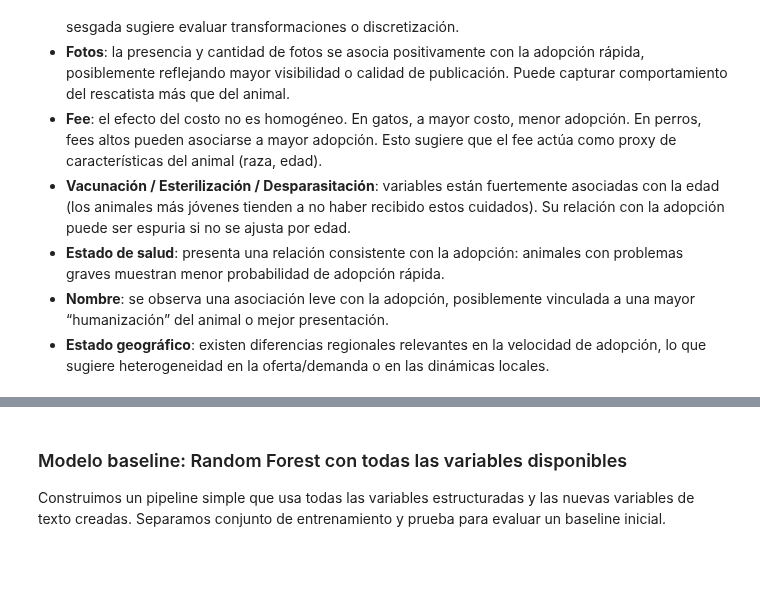
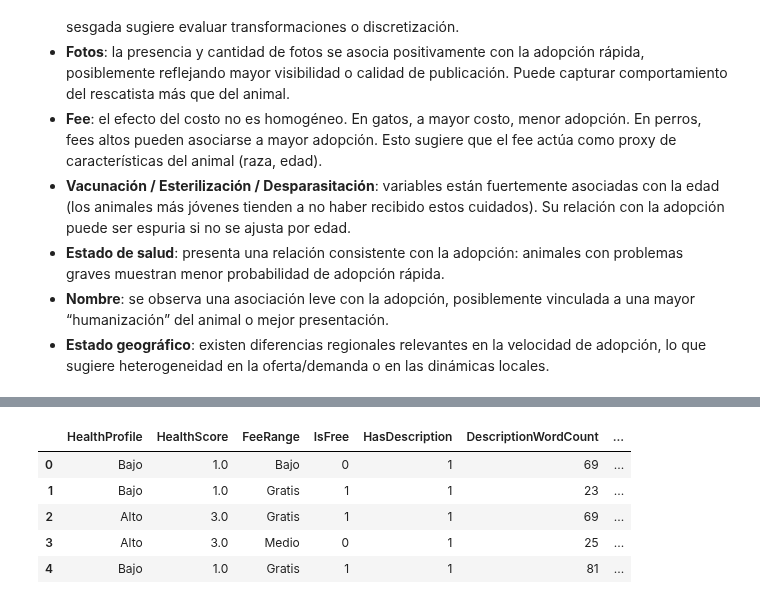
Before and after one commit to patriciasandagorda/UA_MDM_Labo2_Grupo2, a Jupyter notebook: EDA/04_EDA_PetFinder.ipynb, the cells around one changed output, grey strips where cells are left out. Cells and saved outputs as stored; diff of their text form; code cells hidden in the pictures; blank space fills up the shorter version.

```diff
--- a/EDA/04_EDA_PetFinder.ipynb
+++ b/EDA/04_EDA_PetFinder.ipynb
@@ -1800,5 +1659,7 @@ Existe una asociación estadísticamente significativa entre el grupo etario y e
 # %%
-# FEATURE ENGINEERING: variables derivadas y transformaciones ordenadas
+# =========================================================
+# FEATURE ENGINEERING GENERAL
+# =========================================================
 
 # 1. Perfil combinado de salud
 health_map = {
@@ -1807,6 +1668,7 @@ health_map = {
     'No sabe': 0,
     'No especif.': 0
 }
+
 df['HealthScore'] = (
     df['Vaccinated'].map(health_map).fillna(0)
     + df['Dewormed'].map(health_map).fillna(0)
@@ -1818,6 +1680,7 @@ df['HealthScore'] = (
         'No especif.': 0
     }).fillna(0)
 )
+
 df['HealthProfile'] = pd.cut(
     df['HealthScore'],
     bins=[-0.1, 0.5, 1.5, 2.5, 4.0],
@@ -1827,6 +1690,7 @@ df['HealthProfile'] = pd.cut(
 # 2. Fee en rangos y flag de gratuito
 fee_bins = [-0.1, 0.0, 100.0, 300.0, 600.0, df['Fee'].max()]
 fee_labels = ['Gratis', 'Bajo', 'Medio', 'Alto', 'Muy Alto']
+
 df['FeeRange'] = pd.cut(df['Fee'].fillna(0), bins=fee_bins, labels=fee_labels)
 df['IsFree'] = (df['Fee'] == 0).astype(int)
 
@@ -1834,39 +1698,49 @@ df['IsFree'] = (df['Fee'] == 0).astype(int)
 if 'HasDescription' not in df.columns:
     df['HasDescription'] = df['Description'].notna().astype(int)
 
-df['DescriptionWordCount'] = df['Description'].fillna('').apply(lambda x: len(x.split()))
+df['DescriptionWordCount'] = df['Description'].fillna('').apply(lambda x: len(str(x).split()))
+df['DescriptionCharCount'] = df['Description'].fillna('').apply(lambda x: len(str(x)))
 
-df['DescriptionCharCount'] = df['Description'].fillna('').apply(len)
-
-# 4. Frequencia de palabras clave en descripción
-keywords = [
+# 4. Keywords manuales/fijas en descripción
+keywords_fixed = [
     'juguetón', 'cariñoso', 'sano', 'familia', 'activo', 'tranquilo',
     'amor', 'jugando', 'abierto', 'bueno', 'feliz', 'juego', 'educado'
 ]
-text_lower = df['Description'].fillna('').str.lower()
-for word in keywords:
-    col = f'Desc_{word.replace("ñ", "n").replace(" ", "_")}'
+
+text_lower = df['Description'].fillna('').astype(str).str.lower()
+
+for word in keywords_fixed:
+    clean_name = word.replace("ñ", "n").replace(" ", "_")
+    col = f'Desc_fixed_{clean_name}'
     df[col] = text_lower.str.contains(fr'\b{re.escape(word)}\b', regex=True).astype(int)
 
 # 5. Agrupaciones de alta cardinalidad
-# Breed1 / Breed2: agrupar las razas menos frecuentes en 'Other'
 for col in ['Breed1', 'Breed2']:
-    top_freq = df[col].value_counts(normalize=True).cumsum().searchsorted(0.9)
-    top_categories = df[col].value_counts().index[: top_freq + 1]
+    value_counts = df[col].value_counts(normalize=True)
+    top_freq = value_counts.cumsum().searchsorted(0.9)
+    top_categories = value_counts.index[: top_freq + 1]
     df[f'{col}_grouped'] = df[col].where(df[col].isin(top_categories), 'Other')
 
-# RescuerID: convertir en categorías frecuentes + Other
 top_rescuers = df['RescuerID'].value_counts().index[:30]
 df['RescuerID_grouped'] = df['RescuerID'].where(df['RescuerID'].isin(top_rescuers), 'Other')
 
 # 6. Nombre: longitud y palabras clave especiales
 name_keywords = ['rey', 'princesa', 'macho', 'nena', 'tigre', 'nala', 'luna', 'sol', 'reyecito', 'bella']
-df['NameLength'] = df['Name'].fillna('').apply(lambda x: len(x.strip()))
-df['NameWordCount'] = df['Name'].fillna('').apply(lambda x: len(x.split()))
+
+df['NameLength'] = df['Name'].fillna('').apply(lambda x: len(str(x).strip()))
+df['NameWordCount'] = df['Name'].fillna('').apply(lambda x: len(str(x).split()))
+
 for word in name_keywords:
-    df[f'Name_has_{word}'] = df['Name'].fillna('').str.lower().str.contains(fr'\b{re.escape(word)}\b', regex=True).astype(int)
+    df[f'Name_has_{word}'] = (
+        df['Name']
+        .fillna('')
+        .astype(str)
+        .str.lower()
+        .str.contains(fr'\b{re.escape(word)}\b', regex=True)
+        .astype(int)
+    )
 
-# 7. Estado: PCA/clustering de características de estado
+# 7. Estado: PCA + clustering
 state_features = pd.DataFrame([
     ['Johor', 0.826, 7.0, 3.8, 0.4, 74.6, 59.5, 49.1],
     ['Kedah', 0.809, 8.8, 2.1, 0.4, 72.7, 80.7, 50.1],
@@ -1891,11 +1765,7 @@ state_features = state_features.set_index('State')
 
 state_merge = df[['State']].merge(state_features, left_on='State', right_index=True, how='left')
 state_merge = state_merge.drop(columns=['State'])
-state_merge = state_merge.fillna(state_merge.mean())
-
-from sklearn.preprocessing import StandardScaler
-from sklearn.decomposition import PCA
-from sklearn.cluster import KMeans
+state_merge = state_merge.fillna(state_merge.mean(numeric_only=True))
 
 scaler = StandardScaler()
 state_scaled = scaler.fit_transform(state_merge)
@@ -1903,18 +1773,18 @@ state_scaled = scaler.fit_transform(state_merge)
 pca = PCA(n_components=2, random_state=42)
 df[['State_PC1', 'State_PC2']] = pca.fit_transform(state_scaled)
 
-kmeans = KMeans(n_clusters=3, random_state=42)
+kmeans = KMeans(n_clusters=3, random_state=42, n_init=10)
 df['StateCluster'] = kmeans.fit_predict(state_scaled).astype(str)
 
-# 8. Revisión rápida de los nuevos features
-new_features = [
+# 8. Revisión rápida del FE general
+new_features_general = [
     'HealthProfile', 'HealthScore', 'FeeRange', 'IsFree', 'HasDescription',
     'DescriptionWordCount', 'DescriptionCharCount', 'RescuerID_grouped',
     'Breed1_grouped', 'Breed2_grouped', 'NameLength', 'NameWordCount',
     'State_PC1', 'State_PC2', 'StateCluster'
-] + [f'Desc_{w.replace("ñ","n").replace(" ","_")}' for w in keywords]
+] + [f'Desc_fixed_{w.replace("ñ","n").replace(" ","_")}' for w in keywords_fixed]
 
-print('Nuevas variables de feature engineering generadas:')
-print(new_features)
-print(df[new_features].head())
+print('Nuevas variables generales generadas:')
+print(new_features_general)
+display(df[new_features_general].head())
 # %% [output]
@@ -1938,4 +1793,6 @@ Nuevas variables de feature engineering generadas:
+|  | HealthProfile | HealthScore | FeeRange | IsFree | HasDescription | DescriptionWordCount | ... |
+| 0 | Bajo | 1.0 | Bajo | 0 | 1 | 69 | ... |
+| 1 | Bajo | 1.0 | Gratis | 1 | 1 | 23 | ... |
+| 2 | Alto | 3.0 | Gratis | 1 | 1 | 69 | ... |
+| 3 | Alto | 3.0 | Medio | 0 | 1 | 25 | ... |
+| 4 | Bajo | 1.0 | Gratis | 1 | 1 | 81 | ... |
-# %% [markdown]
-### Modelo baseline: Random Forest con todas las variables disponibles
-
-Construimos un pipeline simple que usa todas las variables estructuradas y las nuevas variables de texto creadas. Separamos conjunto de entrenamiento y prueba para evaluar un baseline inicial.
```
Also changed, not shown: parts of 26 cells of this notebook, 1 other file.
